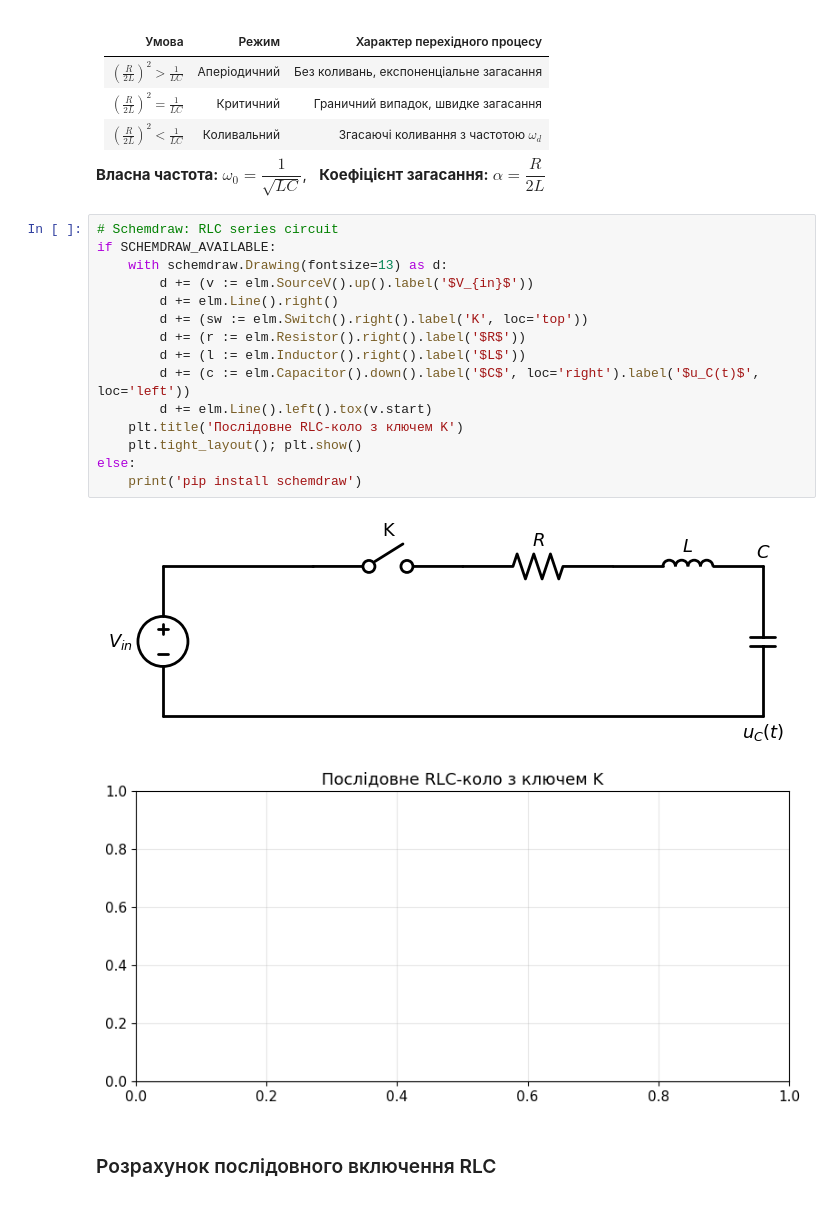
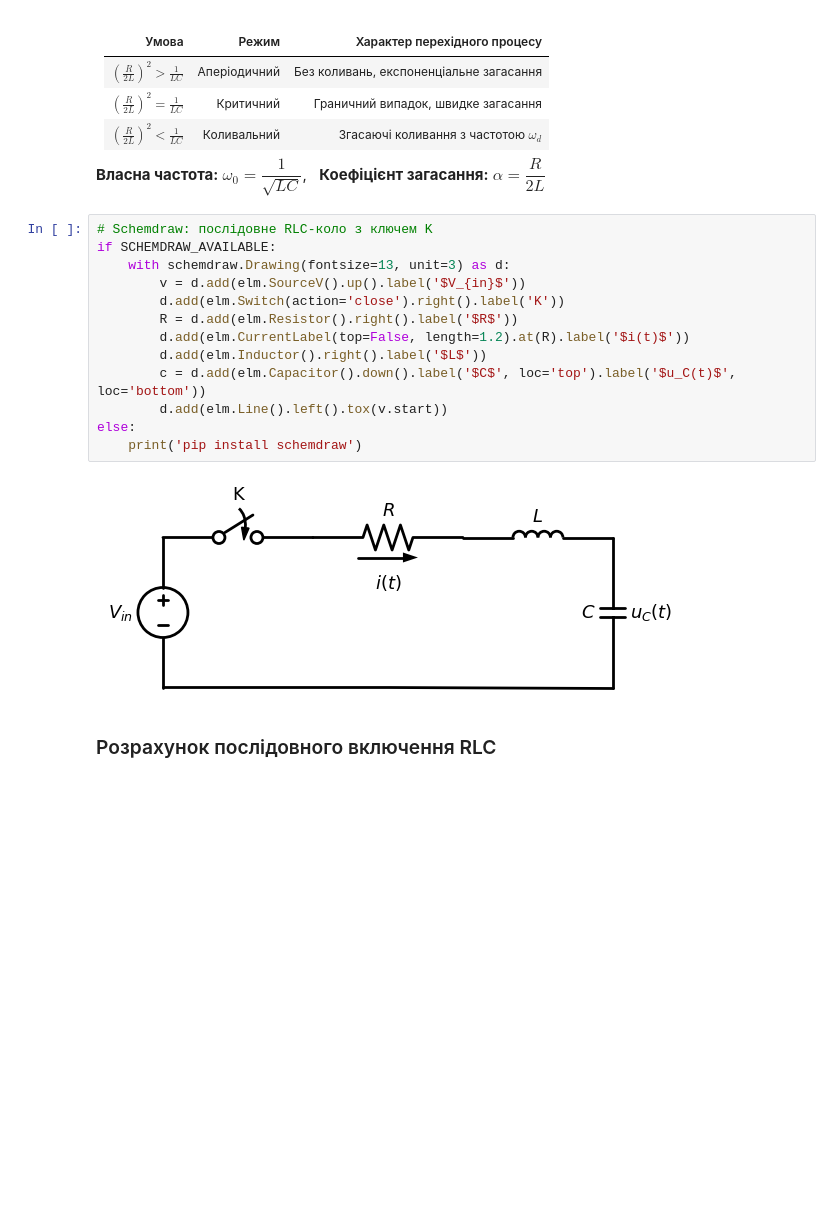
Before and after one commit to vim4all/Lectures_Basics_of_radio_electronics_in_Ukrainian, a Jupyter notebook: Основи радіотехніки_2_частина.ipynb, the cells around one changed output. Cells and saved outputs as stored; diff of their text form; blank space fills up the shorter version.

```diff
--- a/Основи радіотехніки_2_частина.ipynb
+++ b/Основи радіотехніки_2_частина.ipynb
@@ -1522,23 +1522,20 @@ interactive(children=(FloatSlider(value=0.3, description='ζ (демпфуван
 
 **Власна частота:** $\omega_0 = \dfrac{1}{\sqrt{LC}}$, &nbsp; **Коефіцієнт загасання:** $\alpha = \dfrac{R}{2L}$
 # %%
-# Schemdraw: RLC series circuit
+# Schemdraw: послідовне RLC-коло з ключем K
 if SCHEMDRAW_AVAILABLE:
-    with schemdraw.Drawing(fontsize=13) as d:
-        d += (v := elm.SourceV().up().label('$V_{in}$'))
-        d += elm.Line().right()
-        d += (sw := elm.Switch().right().label('K', loc='top'))
-        d += (r := elm.Resistor().right().label('$R$'))
-        d += (l := elm.Inductor().right().label('$L$'))
-        d += (c := elm.Capacitor().down().label('$C$', loc='right').label('$u_C(t)$', loc='left'))
-        d += elm.Line().left().tox(v.start)
-    plt.title('Послідовне RLC-коло з ключем K')
-    plt.tight_layout(); plt.show()
+    with schemdraw.Drawing(fontsize=13, unit=3) as d:
+        v = d.add(elm.SourceV().up().label('$V_{in}$'))
+        d.add(elm.Switch(action='close').right().label('K'))
+        R = d.add(elm.Resistor().right().label('$R$'))
+        d.add(elm.CurrentLabel(top=False, length=1.2).at(R).label('$i(t)$'))
+        d.add(elm.Inductor().right().label('$L$'))
+        c = d.add(elm.Capacitor().down().label('$C$', loc='top').label('$u_C(t)$', loc='bottom'))
+        d.add(elm.Line().left().tox(v.start))
 else:
     print('pip install schemdraw')
 # %% [output]
-[figure, old version]
+[figure, new version]
-[figure, removed]
 # %% [markdown]
 ### Розрахунок послідовного включення RLC  <a class="anchor" id="RLC-series-commutation-calculation-classic"></a>
 
```
Also changed, not shown: parts of 1 cell of this notebook, 1 other file.
